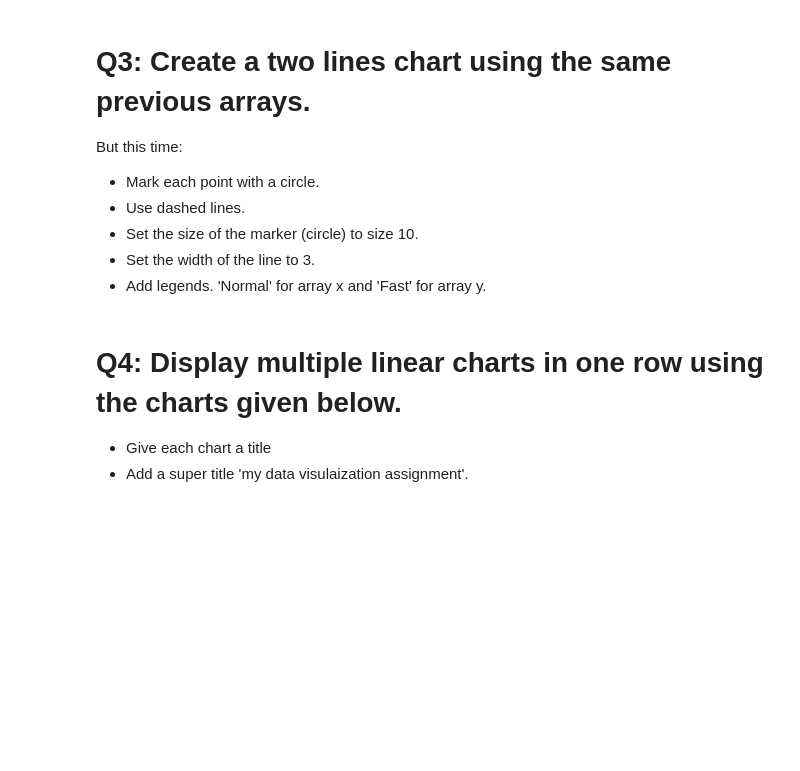
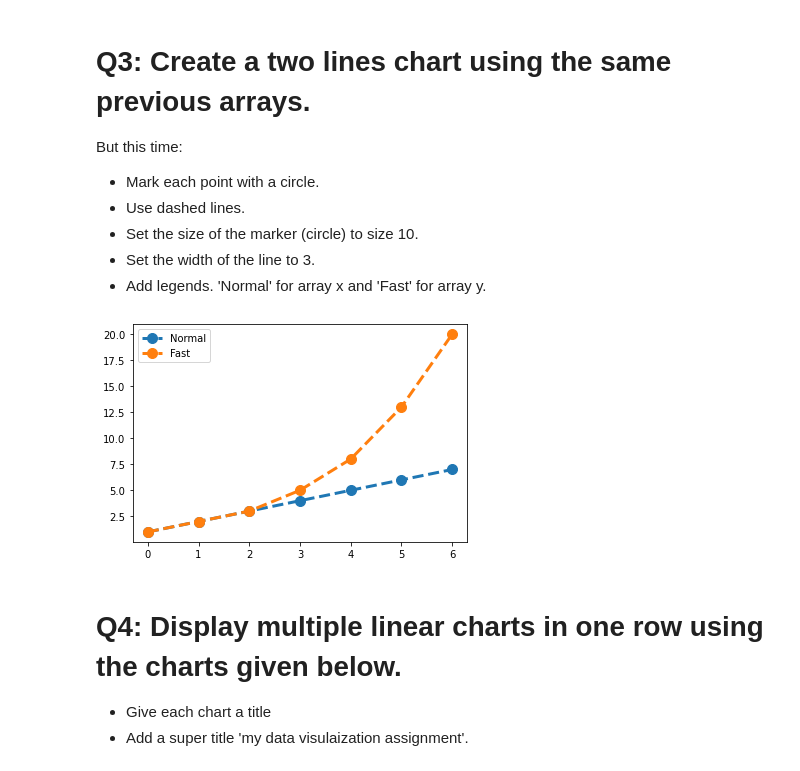
Before and after one commit to Tuwaiq-Data-Science-Bootcamp/Day8-Lab2-Matplotlib, a Jupyter notebook: Day#8_Matplotlib_Assignment2.ipynb, the cells around one changed output. Cells and saved outputs as stored; diff of their text form; code cells hidden in the pictures; blank space fills up the shorter version.

```diff
--- a/Day#8_Matplotlib_Assignment2.ipynb
+++ b/Day#8_Matplotlib_Assignment2.ipynb
@@ -26,7 +28,11 @@ But this time:
 - Set the width of the line to 3.
 - Add legends. 'Normal' for array x and 'Fast' for array y.
 # %%
-# write your code here ^_^
+x = plt.plot([1,2,3,4,5,6,7], linestyle = '--' , marker = 'o',markersize = 10, linewidth = 3);
+y = plt.plot([1,2,3,5,8,13,20], linestyle = '--' , marker = 'o',markersize = 10, linewidth = 3);
+plt.legend( ['Normal' , 'Fast']);
+# %% [output]
+[figure, added]
 # %% [markdown]
 # Q4: Display multiple linear charts in one row using the charts given below.
 - Give each chart a title
```
Also changed, not shown: parts of 7 cells of this notebook.
